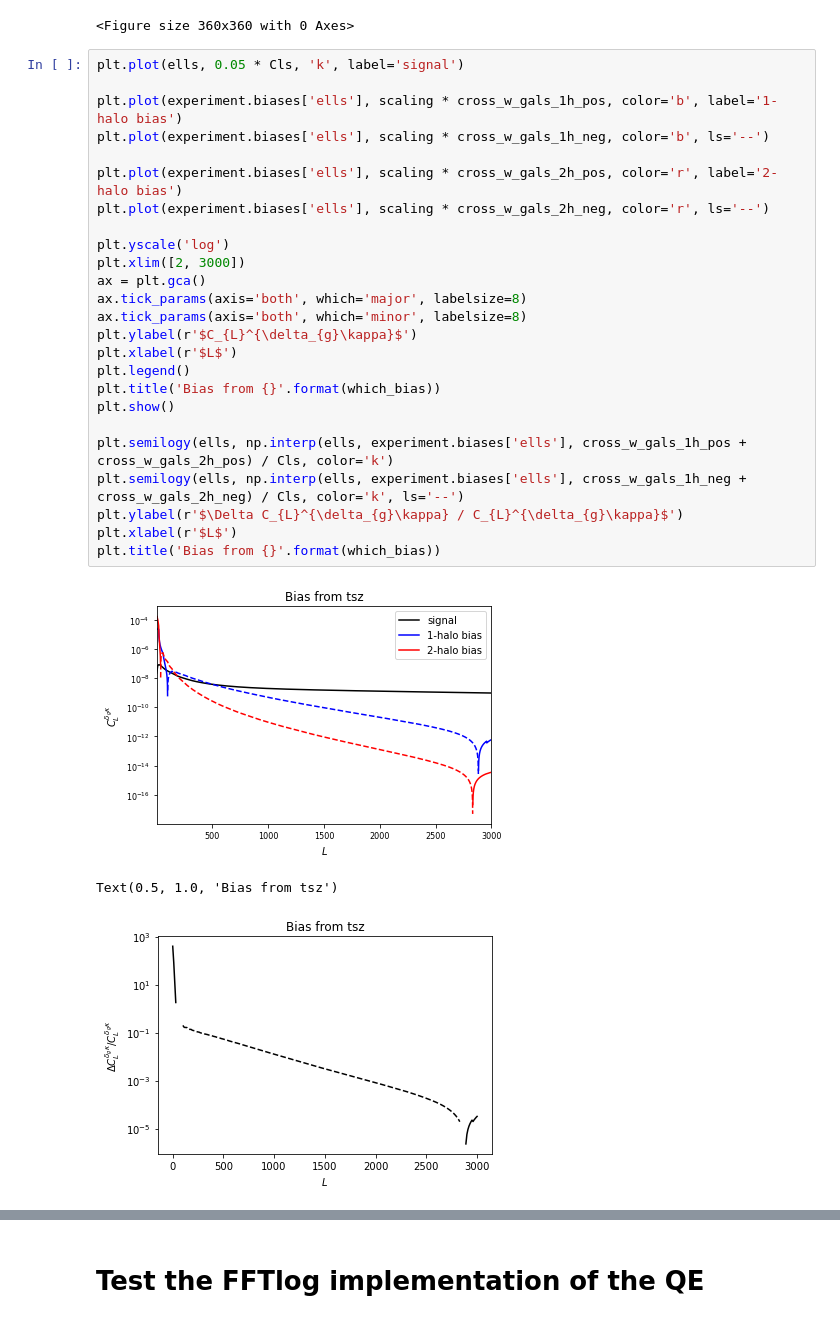
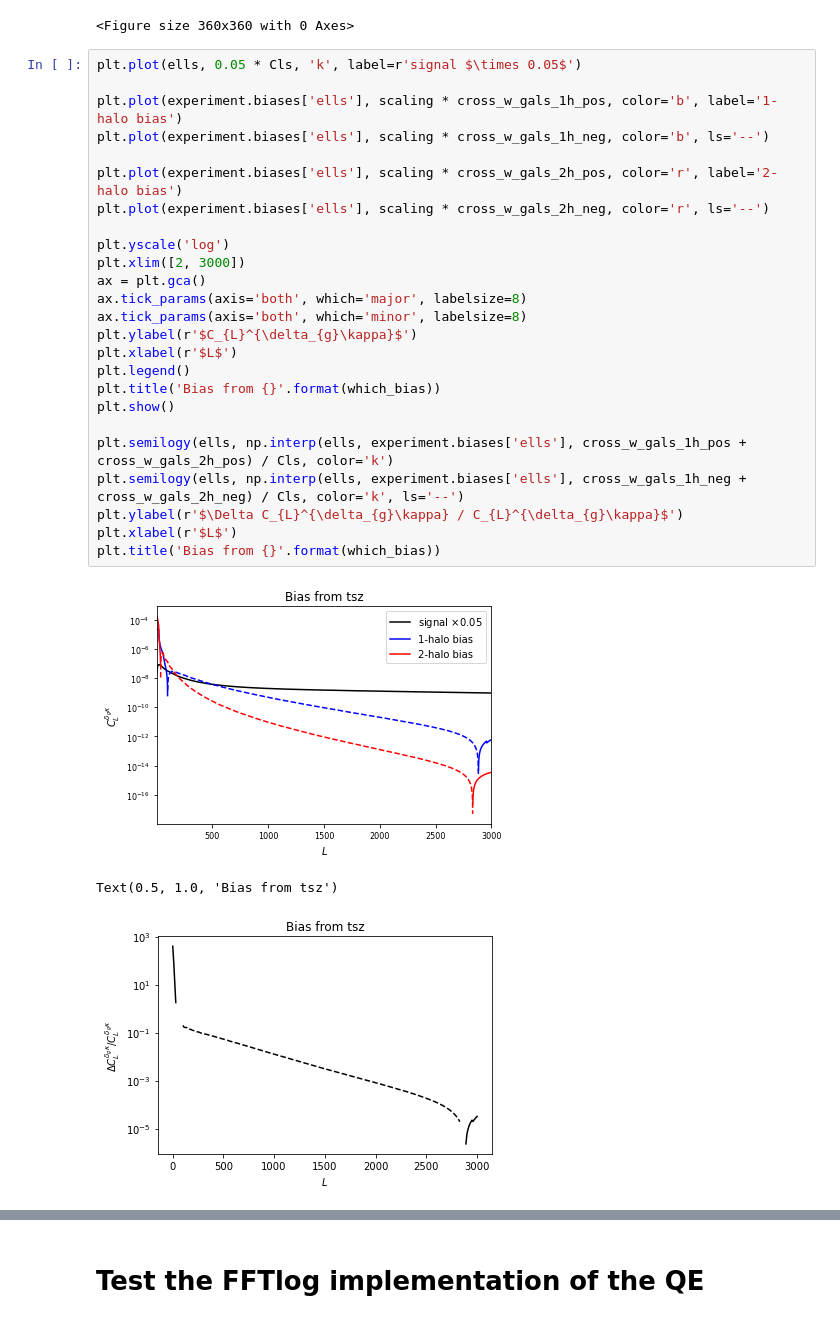
Before and after one commit to abaleato/CosmoBLENDER, a Jupyter notebook: example_pipeline.ipynb, the cells around one changed output, grey strips where cells are left out. Cells and saved outputs as stored; diff of their text form.

```diff
--- a/example_pipeline.ipynb
+++ b/example_pipeline.ipynb
@@ -388,31 +388,31 @@ Cls = hm_calc.hcos.C_kg(ells, hm_calc.hcos.zs, hm_calc.hcos.ks, Pgm, gzs=z_mean_
 # %% [output]
 <Figure size 360x360 with 0 Axes>
 # %%
-plt.plot(ells, 0.05 * Cls, 'k', label='signal')
+plt.plot(ells, 0.05 * Cls, 'k', label=r'signal $\times 0.05$')
 
 plt.plot(experiment.biases['ells'], scaling * cross_w_gals_1h_pos, color='b', label='1-halo bias')
 plt.plot(experiment.biases['ells'], scaling * cross_w_gals_1h_neg, color='b', ls='--')
 
 plt.plot(experiment.biases['ells'], scaling * cross_w_gals_2h_pos, color='r', label='2-halo bias')
 plt.plot(experiment.biases['ells'], scaling * cross_w_gals_2h_neg, color='r', ls='--')
 
 plt.yscale('log')
 plt.xlim([2, 3000])
 ax = plt.gca()
 ax.tick_params(axis='both', which='major', labelsize=8)
 ax.tick_params(axis='both', which='minor', labelsize=8)
 plt.ylabel(r'$C_{L}^{\delta_{g}\kappa}$')
 plt.xlabel(r'$L$')
 plt.legend()
 plt.title('Bias from {}'.format(which_bias))
 plt.show()
 
 plt.semilogy(ells, np.interp(ells, experiment.biases['ells'], cross_w_gals_1h_pos + cross_w_gals_2h_pos) / Cls, color='k')
 plt.semilogy(ells, np.interp(ells, experiment.biases['ells'], cross_w_gals_1h_neg + cross_w_gals_2h_neg) / Cls, color='k', ls='--')
 plt.ylabel(r'$\Delta C_{L}^{\delta_{g}\kappa} / C_{L}^{\delta_{g}\kappa}$')
 plt.xlabel(r'$L$')
 plt.title('Bias from {}'.format(which_bias))
 # %% [output]
-[figure, old version]
+[figure, new version]
 Text(0.5, 1.0, 'Bias from tsz')
 [figure]
```
Also changed, not shown: parts of 1 cell of this notebook.
